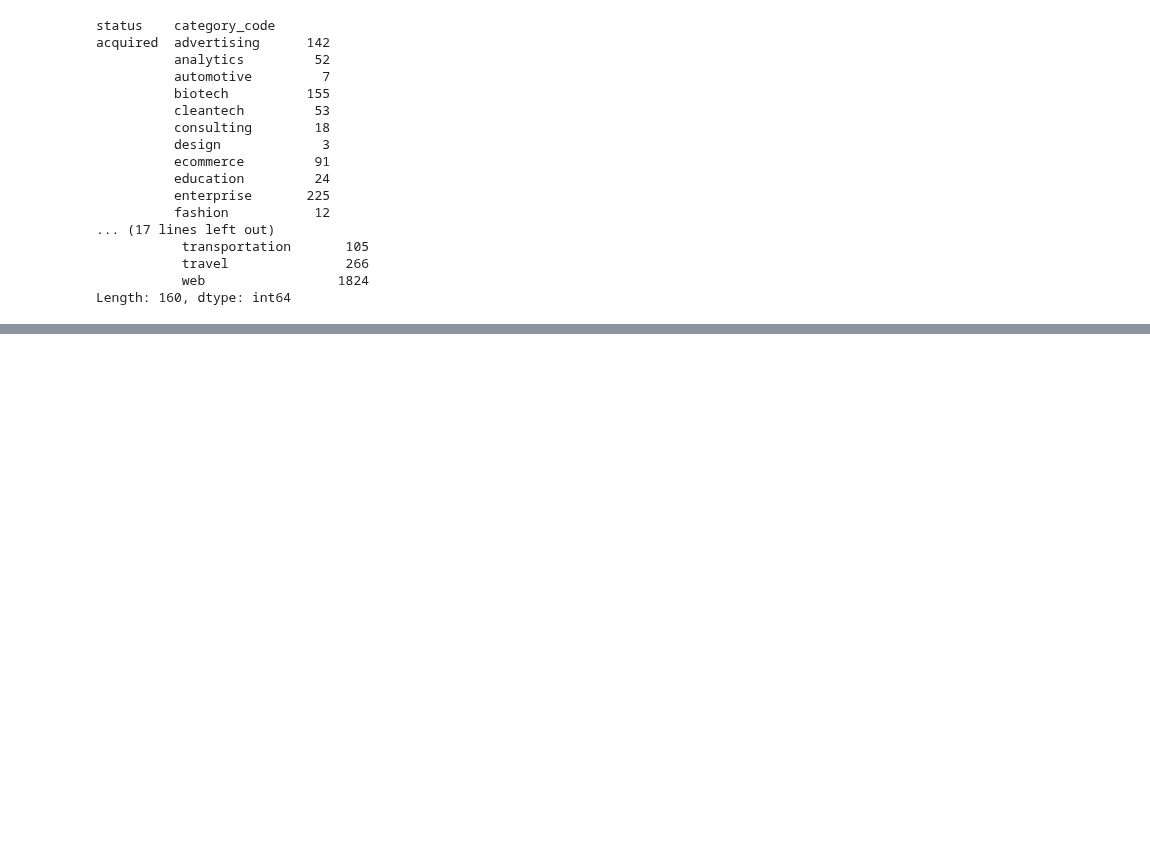
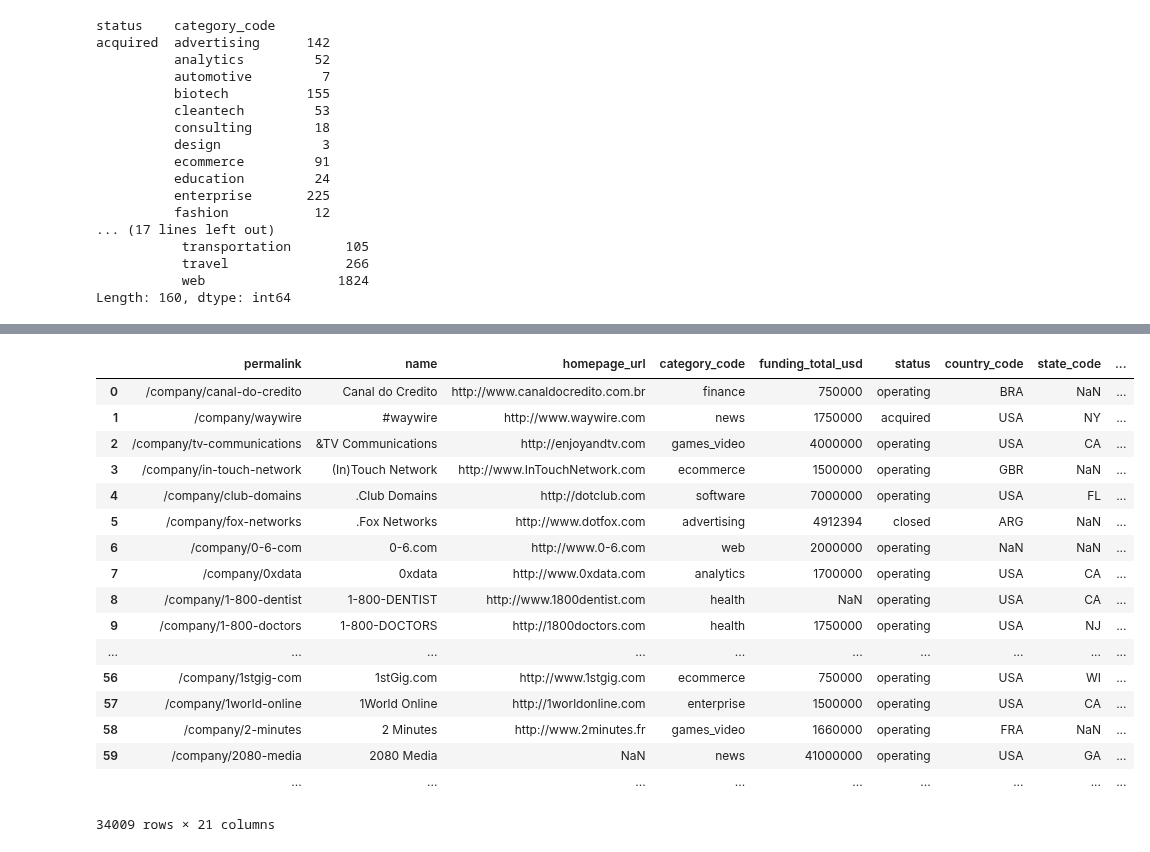
Before and after one commit to vijayvenkatesh/vcstartupdataanalysis, a Jupyter notebook: iPython/project.ipynb, the cells around one changed output, grey strips where cells are left out. Saved outputs shown, nothing was run; the diff lists cells and outputs as text; code cells hidden in the pictures; blank space fills up the shorter version.

```diff
--- a/iPython/project.ipynb
+++ b/iPython/project.ipynb
@@ -325,0 +365,4 @@ from sklearn import preprocessing
+# %%
+test = mergecompinv.groupby('name').investor_name.nunique()
+testdf = DataFrame(test)
+testdf.tail(50)
@@ -325,0 +401,5 @@ from sklearn import preprocessing
+# %%
+tester = DataFrame(mergecompinv.groupby('name').investor_name.unique())
+tester.reset_index(inplace=True)
+tester.columns=['name','investor_list']
+tester.head()
@@ -325,0 +414,3 @@ from sklearn import preprocessing
+# %%
+testertestdf = pd.merge(tester, testdf, on='name')
+testertestdf.tail(10)
@@ -325,0 +430,3 @@ from sklearn import preprocessing
+# %%
+dataset = pd.merge(mergeset, testertestdf, on='name')
+dataset.head()
@@ -326,3 +441,24 @@ from sklearn import preprocessing
+# %%
+dataset
+# %% [output]
+|  | permalink | name | homepage_url | category_code | funding_total_usd | status | country_code | state_code | ... |
+| 0 | /company/canal-do-credito | Canal do Credito | http://www.canaldocredito.com.br | finance | 750000 | operating | BRA | NaN | ... |
+| 1 | /company/waywire | #waywire | http://www.waywire.com | news | 1750000 | acquired | USA | NY | ... |
+| 2 | /company/tv-communications | &TV Communications | http://enjoyandtv.com | games_video | 4000000 | operating | USA | CA | ... |
+| 3 | /company/in-touch-network | (In)Touch Network | http://www.InTouchNetwork.com | ecommerce | 1500000 | operating | GBR | NaN | ... |
+| 4 | /company/club-domains | .Club Domains | http://dotclub.com | software | 7000000 | operating | USA | FL | ... |
+| 5 | /company/fox-networks | .Fox Networks | http://www.dotfox.com | advertising | 4912394 | closed | ARG | NaN | ... |
+| 6 | /company/0-6-com | 0-6.com | http://www.0-6.com | web | 2000000 | operating | NaN | NaN | ... |
+| 7 | /company/0xdata | 0xdata | http://www.0xdata.com | analytics | 1700000 | operating | USA | CA | ... |
+| 8 | /company/1-800-dentist | 1-800-DENTIST | http://www.1800dentist.com | health | NaN | operating | USA | CA | ... |
+| 9 | /company/1-800-doctors | 1-800-DOCTORS | http://1800doctors.com | health | 1750000 | operating | USA | NJ | ... |
+| ... | ... | ... | ... | ... | ... | ... | ... | ... | ... |
+| 56 | /company/1stgig-com | 1stGig.com | http://www.1stgig.com | ecommerce | 750000 | operating | USA | WI | ... |
+| 57 | /company/1world-online | 1World Online | http://1worldonline.com | enterprise | 1500000 | operating | USA | CA | ... |
+| 58 | /company/2-minutes | 2 Minutes | http://www.2minutes.fr | games_video | 1660000 | operating | FRA | NaN | ... |
+| 59 | /company/2080-media | 2080 Media | NaN | news | 41000000 | operating | USA | GA | ... |
+|  | ... | ... | ... | ... | ... | ... | ... | ... | ... |
+34009 rows × 21 columns
 # %%
 class VCStartupFeaturizer():
   def __init__(self):
```
Also changed, not shown: parts of 27 cells of this notebook.
